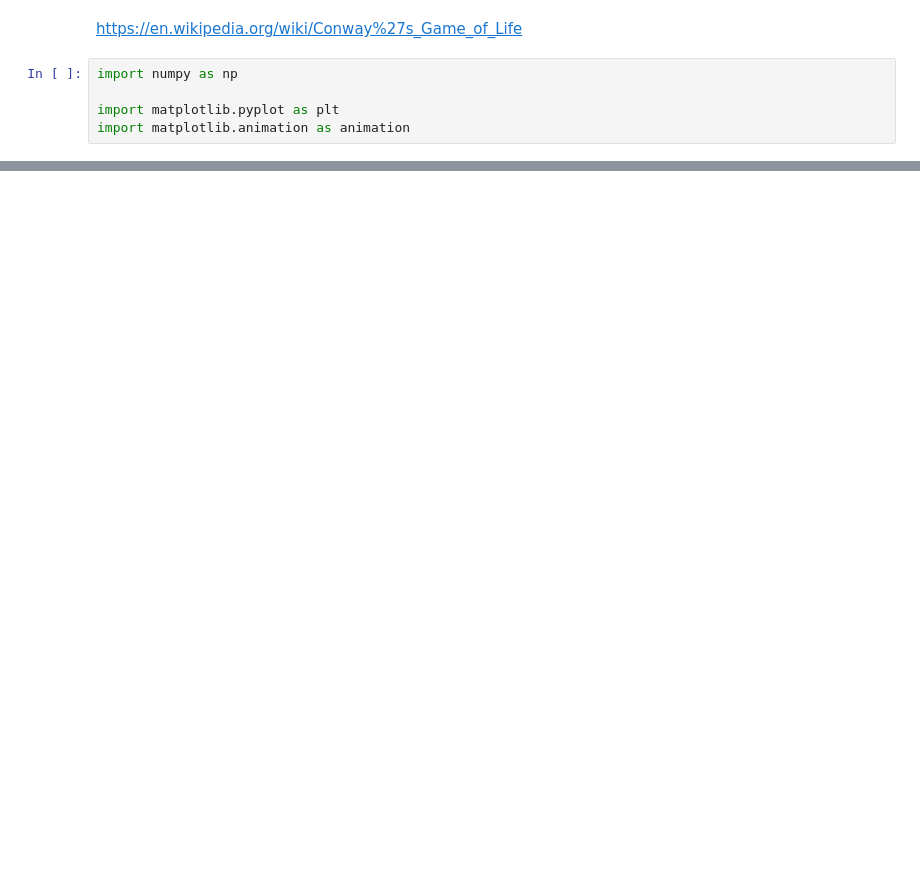
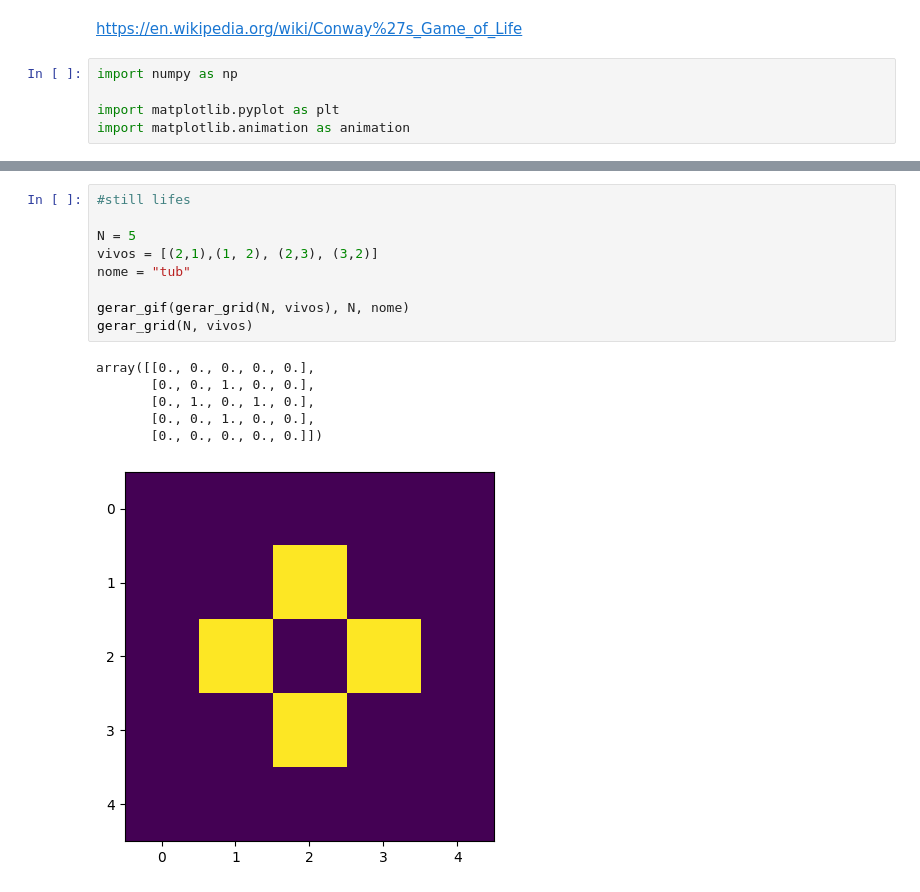
Before and after one commit to matncb/fund-prog, a Jupyter notebook: lista1/jogo-da-vida-de-conway-ex7.ipynb, the cells around one changed output, grey strips where cells are left out. Saved outputs shown, nothing was run; the diff lists cells and outputs as text; blank space fills up the shorter version.

```diff
--- a/lista1/jogo-da-vida-de-conway-ex7.ipynb
+++ b/lista1/jogo-da-vida-de-conway-ex7.ipynb
@@ -49,0 +76,16 @@ ani.save(filename="vida.gif", writer="pillow")
+# %%
+#still lifes
+
+N = 5
+vivos = [(2,1),(1, 2), (2,3), (3,2)]
+nome = "tub"
+
+gerar_gif(gerar_grid(N, vivos), N, nome)
+gerar_grid(N, vivos)
+# %% [output]
+array([[0., 0., 0., 0., 0.],
+       [0., 0., 1., 0., 0.],
+       [0., 1., 0., 1., 0.],
+       [0., 0., 1., 0., 0.],
+       [0., 0., 0., 0., 0.]])
+[figure, added]
```
Also changed, not shown: parts of 9 cells of this notebook, 8 other files.
